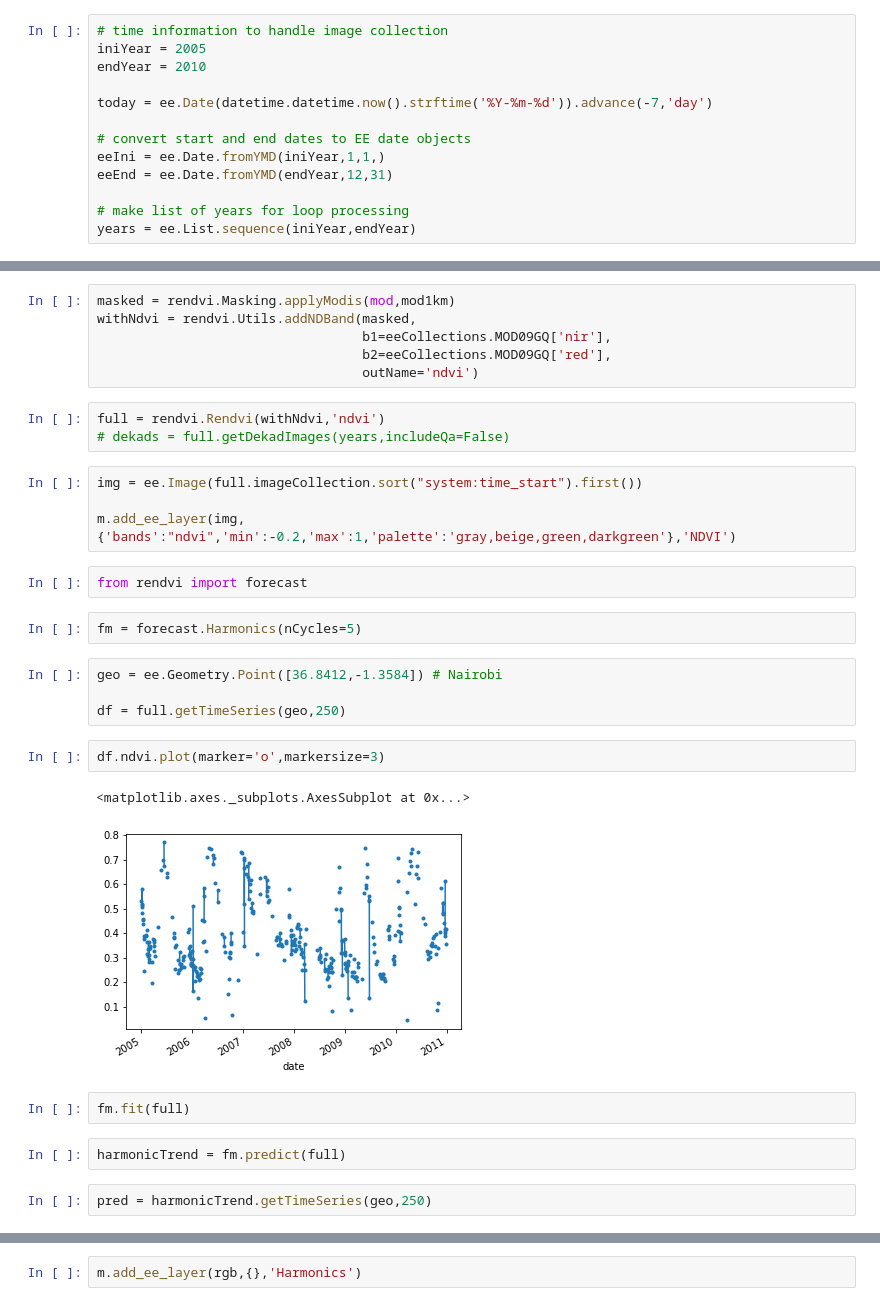
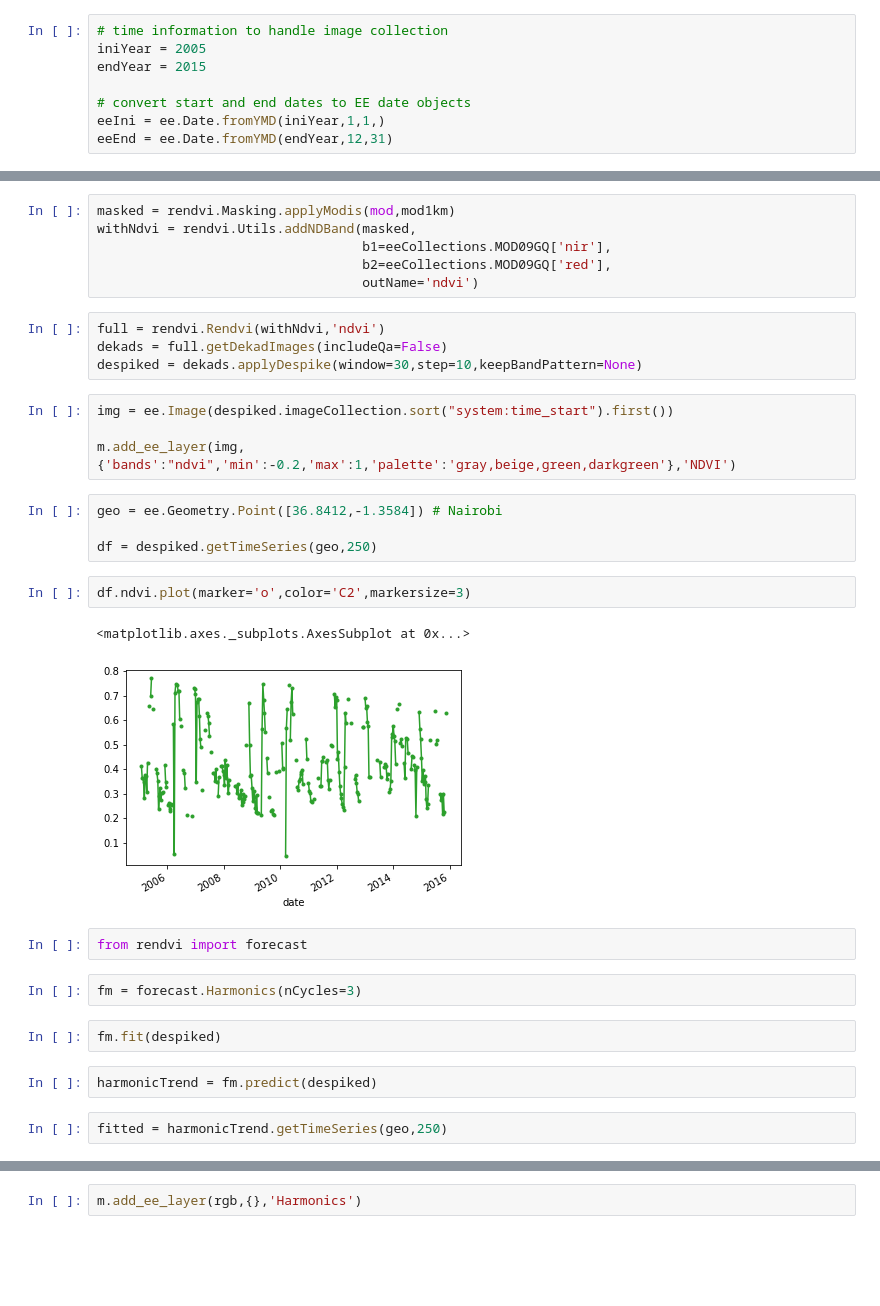
Before and after one commit to SERVIR/rendvi, a Jupyter notebook: notebooks/harmonics_forecast.ipynb, the cells around one changed output, grey strips where cells are left out. Saved outputs shown, nothing was run; the diff lists cells and outputs as text; blank space fills up the shorter version.

```diff
--- a/notebooks/harmonics_forecast.ipynb
+++ b/notebooks/harmonics_forecast.ipynb
@@ -69,16 +69,11 @@ from rendvi import eeCollections
 # %%
 # time information to handle image collection
 iniYear = 2005
-endYear = 2010
-
-today = ee.Date(datetime.datetime.now().strftime('%Y-%m-%d')).advance(-7,'day')
+endYear = 2015
 
 # convert start and end dates to EE date objects
 eeIni = ee.Date.fromYMD(iniYear,1,1,)
 eeEnd = ee.Date.fromYMD(endYear,12,31)
-
-# make list of years for loop processing
-years = ee.List.sequence(iniYear,endYear)
 # %%
 mod = eeCollections.MOD09GQ['imageCollection'].filterDate(eeIni,eeEnd)
 mod1km = eeCollections.MOD09GA['imageCollection'].filterDate(eeIni,eeEnd)
@@ -90,28 +85,29 @@ withNdvi = rendvi.Utils.addNDBand(masked,
                                   outName='ndvi')
 # %%
 full = rendvi.Rendvi(withNdvi,'ndvi')
-# dekads = full.getDekadImages(years,includeQa=False)
+dekads = full.getDekadImages(includeQa=False)
+despiked = dekads.applyDespike(window=30,step=10,keepBandPattern=None)
 # %%
-img = ee.Image(full.imageCollection.sort("system:time_start").first())
+img = ee.Image(despiked.imageCollection.sort("system:time_start").first())
 
 m.add_ee_layer(img,{'bands':"ndvi",'min':-0.2,'max':1,'palette':'gray,beige,green,darkgreen'},'NDVI')
+# %%
+geo = ee.Geometry.Point([36.8412,-1.3584]) # Nairobi
+
+df = despiked.getTimeSeries(geo,250)
+# %%
+df.ndvi.plot(marker='o',color='C2',markersize=3)
+# %% [output]
+<matplotlib.axes._subplots.AxesSubplot at 0x...>
+[figure, added]
 # %%
 from rendvi import forecast
 # %%
-fm = forecast.Harmonics(nCycles=5)
+fm = forecast.Harmonics(nCycles=3)
-# %%
-geo = ee.Geometry.Point([36.8412,-1.3584]) # Nairobi
-
-df = full.getTimeSeries(geo,250)
-# %%
-df.ndvi.plot(marker='o',markersize=3)
-# %% [output]
-<matplotlib.axes._subplots.AxesSubplot at 0x...>
-[figure, removed]
 # %%
-fm.fit(full)
+fm.fit(despiked)
 # %%
-harmonicTrend = fm.predict(full)
+harmonicTrend = fm.predict(despiked)
 # %%
-pred = harmonicTrend.getTimeSeries(geo,250)
+fitted = harmonicTrend.getTimeSeries(geo,250)
 # %%
```
Also changed, not shown: parts of 8 cells of this notebook.
